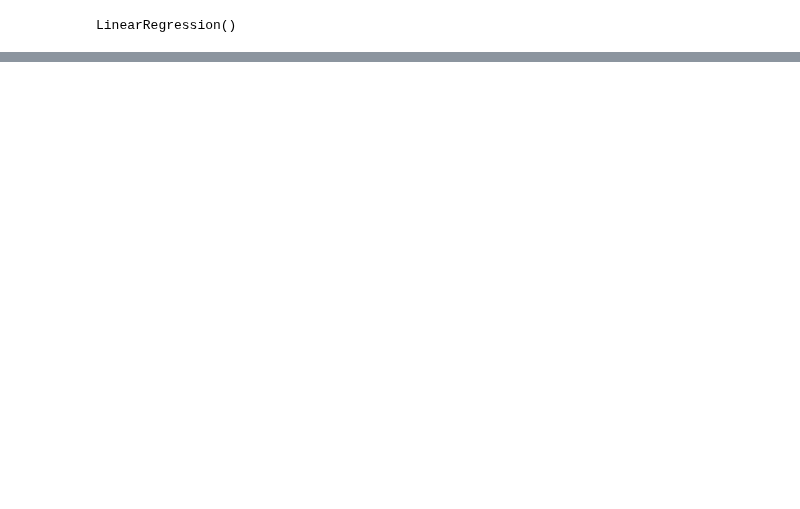
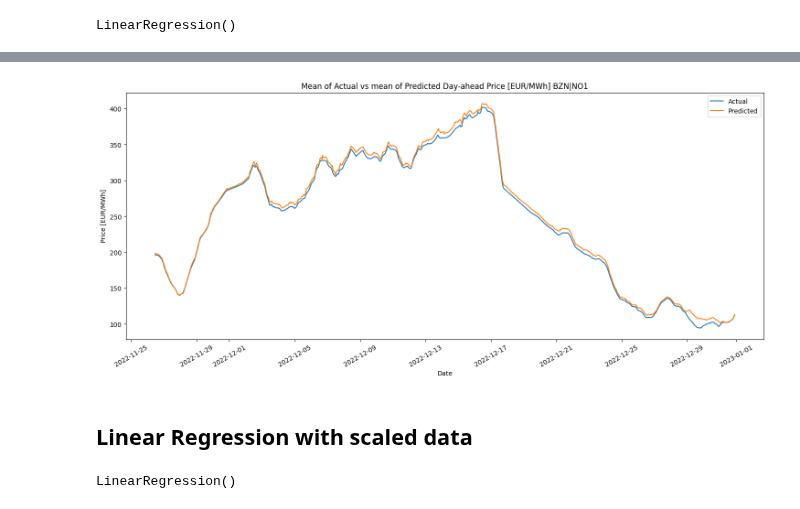
Before and after one commit to HIOF-Bachelor-Project-Group-7/Time-series-energy-price-prediction-bidding-zone-N01, a Jupyter notebook: code/LinearRegression.ipynb, the cells around one changed output, grey strips where cells are left out. Drawn from its saved outputs; the diff is of its cells as text; code cells hidden in the pictures; blank space fills up the shorter version.

```diff
--- a/code/LinearRegression.ipynb
+++ b/code/LinearRegression.ipynb
@@ -98,0 +245,13 @@ plt.show()
+# %%
+params = {
+    'alpha': [0.001, 0.01, 0.1, 0.2, 0.3, 0.5, 0.7, 1],
+    'max_iter': [100000]
+}
+
+lasso = Lasso()
+
+lasso_regressor = GridSearchCV(lasso, params, scoring='neg_mean_squared_error', cv=5)
+
+lasso_regressor.fit(X_train, y_train)
+
+print(lasso_regressor.best_params_)
@@ -98,0 +260,6 @@ plt.show()
+# %%
+# Create a Lasso Regression model with the optimal hyperparameters
+model = lasso_regressor.best_estimator_
+
+# Fit the model to the training set
+model.fit(X_train, y_train)
@@ -98,0 +320,33 @@ plt.show()
+# %%
+# Set the figure size
+plt.figure(figsize=(18, 7))
+
+# Plot the mean of the actual and predicted values
+plt.plot(y_test.index, np.mean(y_test, axis=1), label='Actual')
+plt.plot(y_test.index, np.mean(predicted_values, axis=1), label='Predicted')
+
+# Set the title and axis labels
+plt.title('Mean of Actual vs mean of Predicted Day-ahead Price [EUR/MWh] BZN|NO1')
+plt.xlabel('Date')
+plt.ylabel('Price [EUR/MWh]')
+
+# Rotate the x-axis labels
+plt.xticks(rotation=30)
+
+# Add a legend
+plt.legend()
+
+# Show the plot
+plt.show()
+# %% [output]
+[figure, added]
+# %% [markdown]
+## Linear Regression with scaled data
+# %%
+# Create a Linear Regression model
+model = LinearRegression()
+
+# Fit the model to the training set
+model.fit(X_train, y_train)
+# %% [output]
+LinearRegression()
```
Also changed, not shown: parts of 29 cells of this notebook, 1 other file.
